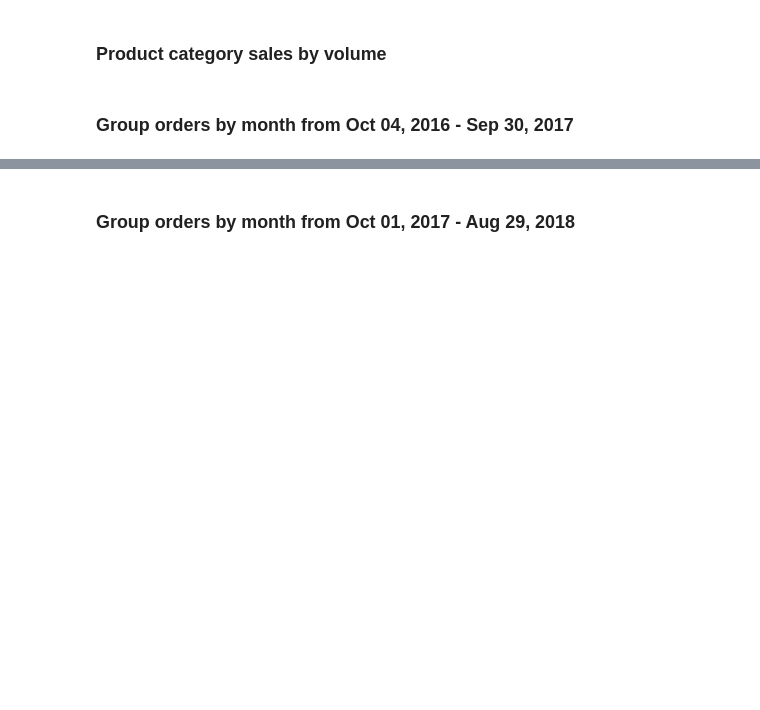
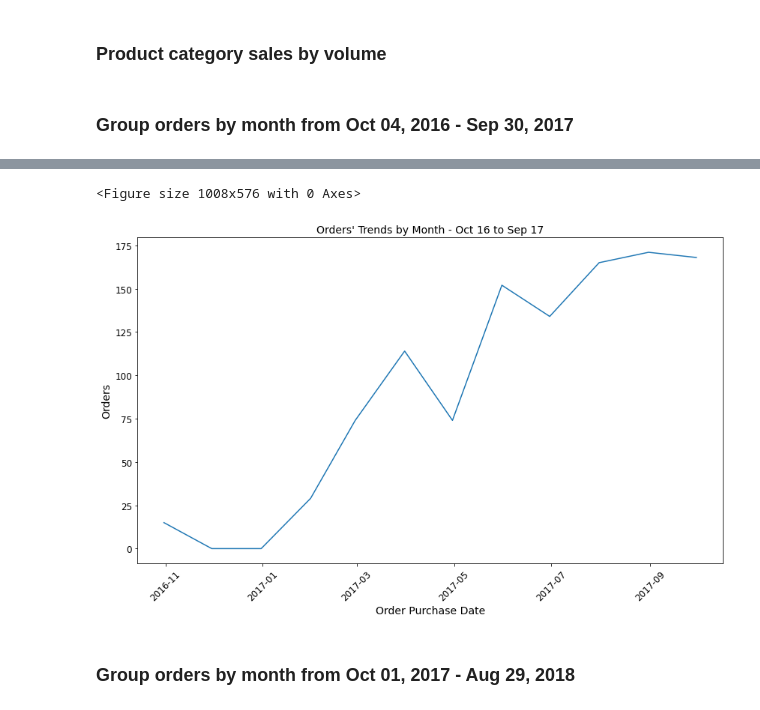
Before and after one commit to salma-shaik/brazilian_e-commerce_dataset_analysis, a Jupyter notebook: features_datasetsplits_ini_viz.ipynb, the cells around one changed output, grey strips where cells are left out. Cells and saved outputs as stored; diff of their text form; code cells hidden in the pictures; blank space fills up the shorter version.

```diff
--- a/features_datasetsplits_ini_viz.ipynb
+++ b/features_datasetsplits_ini_viz.ipynb
@@ -311,8 +334,12 @@ plot_orders(br_ecomm_oct16_sep17_month, plot_type='bar',
 # %%
 plot_orders(br_ecomm_oct16_sep17_month, plot_type='line',
             plot_title = "Orders' Trends by Month - Oct 16 to Sep 17",
             x_label='Order Purchase Date',
+            y_label='Orders',
             years='16-17')
+# %% [output]
+<Figure size 1008x576 with 0 Axes>
+[figure, added]
 # %% [markdown]
 ### Group orders by month from Oct 01, 2017 - Aug 29, 2018
 # %%
```
Also changed, not shown: parts of 20 cells of this notebook.
